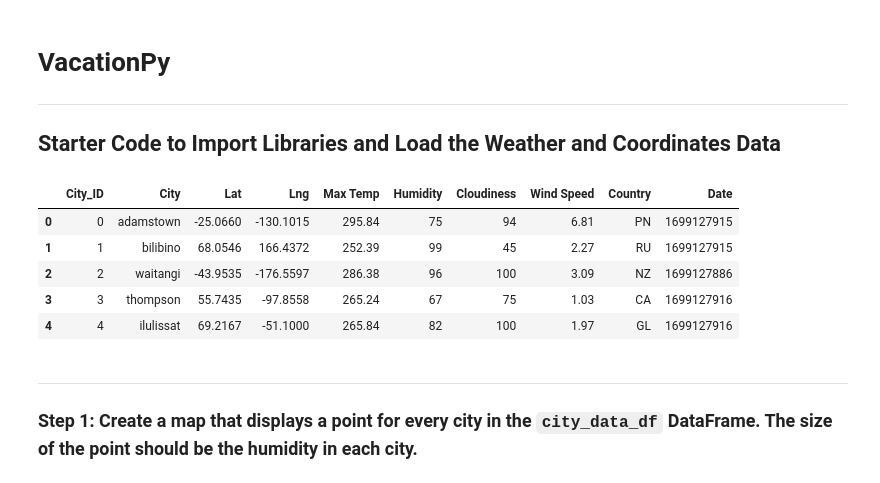
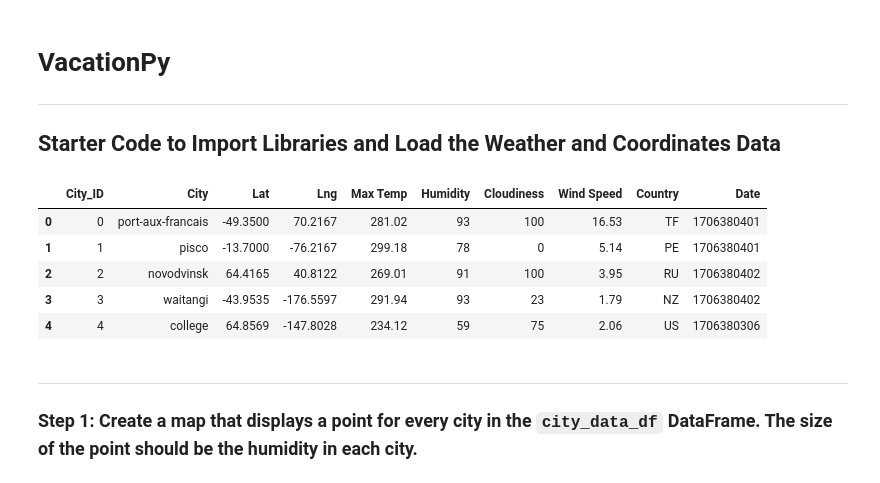
Before and after one commit to damiencrim/World_Weather_Analysis, a Jupyter notebook: VacationPy.ipynb, the cells around one changed output. Drawn from its saved outputs; the diff is of its cells as text; code cells hidden in the pictures.

```diff
--- a/VacationPy.ipynb
+++ b/VacationPy.ipynb
@@ -15,17 +15,17 @@ warnings.filterwarnings("ignore")
 from api_keys import geoapify_key
 # %%
 # Load the CSV file created in Part 1 into a Pandas DataFrame
-city_data_df = pd.read_csv("/Users/damiensmac/Desktop/API Challenge/python_api_challenge/output_data")
+city_data_df = pd.read_csv("../World_Weather_Analysis/output_data")
 
 # Display sample data
 city_data_df.head()
 # %% [output]
 |  | City_ID | City | Lat | Lng | Max Temp | Humidity | Cloudiness | Wind Speed | Country | Date |
-| 0 | 0 | adamstown | -25.0660 | -130.1015 | 295.84 | 75 | 94 | 6.81 | PN | 1699127915 |
-| 1 | 1 | bilibino | 68.0546 | 166.4372 | 252.39 | 99 | 45 | 2.27 | RU | 1699127915 |
-| 2 | 2 | waitangi | -43.9535 | -176.5597 | 286.38 | 96 | 100 | 3.09 | NZ | 1699127886 |
-| 3 | 3 | thompson | 55.7435 | -97.8558 | 265.24 | 67 | 75 | 1.03 | CA | 1699127916 |
-| 4 | 4 | ilulissat | 69.2167 | -51.1000 | 265.84 | 82 | 100 | 1.97 | GL | 1699127916 |
+| 0 | 0 | port-aux-francais | -49.3500 | 70.2167 | 281.02 | 93 | 100 | 16.53 | TF | 1706380401 |
+| 1 | 1 | pisco | -13.7000 | -76.2167 | 299.18 | 78 | 0 | 5.14 | PE | 1706380401 |
+| 2 | 2 | novodvinsk | 64.4165 | 40.8122 | 269.01 | 91 | 100 | 3.95 | RU | 1706380402 |
+| 3 | 3 | waitangi | -43.9535 | -176.5597 | 291.94 | 93 | 23 | 1.79 | NZ | 1706380402 |
+| 4 | 4 | college | 64.8569 | -147.8028 | 234.12 | 59 | 75 | 2.06 | US | 1706380306 |
 # %% [markdown]
 ---
 
```
Also changed, not shown: parts of 5 cells of this notebook, 2 other files.
